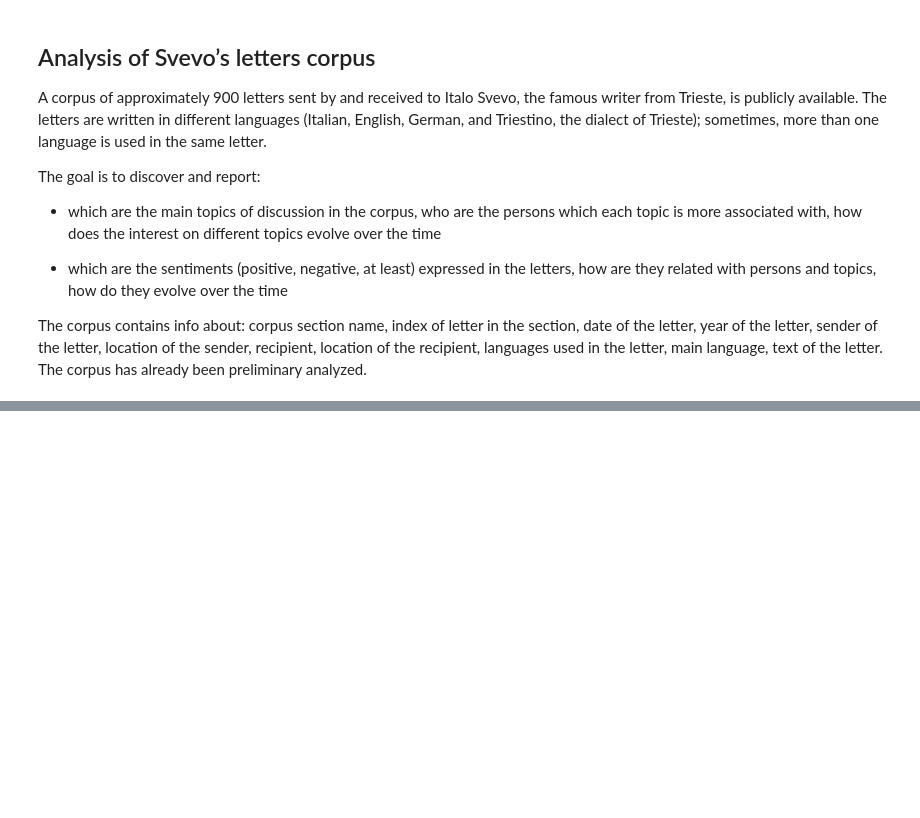
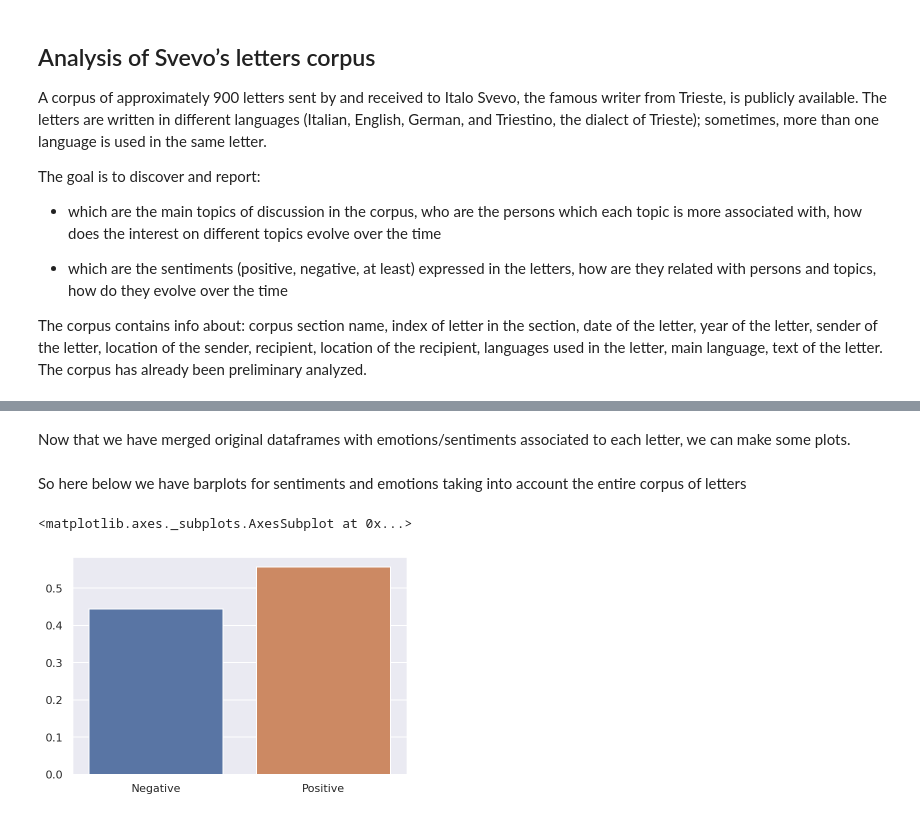
Before and after one commit to lykos273998/Svevo, a Jupyter notebook: ml_proj.ipynb, the cells around one changed output, grey strips where cells are left out. Saved outputs shown, nothing was run; the diff lists cells and outputs as text; code cells hidden in the pictures; blank space fills up the shorter version.

Commit message:
Sentiment and emotions analysis

```diff
--- a/ml_proj.ipynb
+++ b/ml_proj.ipynb
@@ -22,0 +160,3 @@ data['text'][3]
+# %%
+sentiments_clean = %R resulting_sentiments2
+sentiments_clean
@@ -22,0 +179,3 @@ data['text'][3]
+# %%
+sentiments_clean.reset_index(drop=True, inplace=True)
+sentiments.reset_index(drop=True, inplace=True)
@@ -22,0 +185,3 @@ data['text'][3]
+# %%
+full_df = italian_df.join(sentiments_clean, how='left')
+full_df
@@ -22,0 +202,32 @@ data['text'][3]
+# %% [markdown]
+Now that we have merged original dataframes with emotions/sentiments associated to each letter, we can make some plots.
+# %%
+neg_and_pos = full_df['positive'].sum()+full_df['negative'].sum()
+emotions = full_df['anger'].sum()+full_df['anticipation'].sum() \
+         + full_df['disgust'].sum()+full_df['fear'].sum() \
+         + full_df['joy'].sum()+full_df['sadness'].sum() \
+         + full_df['surprise'].sum()+full_df['trust'].sum()
+
+pos_percent = full_df['positive'].sum()/neg_and_pos
+neg_percent = full_df['negative'].sum()/neg_and_pos
+anger_percent = full_df['anger'].sum()/emotions
+anticipation_percent = full_df['anticipation'].sum()/emotions
+disgust_percent = full_df['disgust'].sum()/emotions
+fear_percent = full_df['fear'].sum()/emotions
+joy_percent = full_df['joy'].sum()/emotions
+sadness_percent = full_df['sadness'].sum()/emotions
+surprise_percent = full_df['surprise'].sum()/emotions
+trust_percent = full_df['trust'].sum()/emotions
+
+sentiment_values = [neg_percent, pos_percent]
+emotion_values = [anger_percent, anticipation_percent, disgust_percent, fear_percent, joy_percent, sadness_percent, surprise_percent, trust_percent]
+# %% [markdown]
+So here below we have barplots for sentiments and emotions taking into account the entire corpus of letters
+# %%
+sns.set_theme(style="darkgrid")
+sns.color_palette("pastel")
+np_label = ['Negative', 'Positive']
+sns.barplot(np_label, sentiment_values)
+# %% [output]
+<matplotlib.axes._subplots.AxesSubplot at 0x...>
+[figure, added]
```
Also changed, not shown: parts of 34 cells of this notebook.
